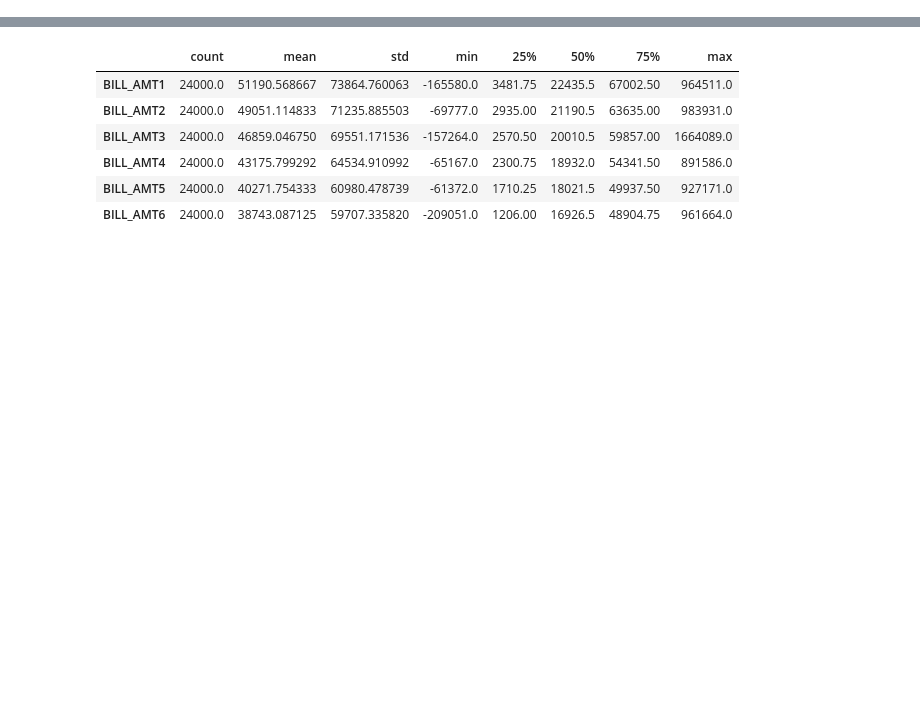
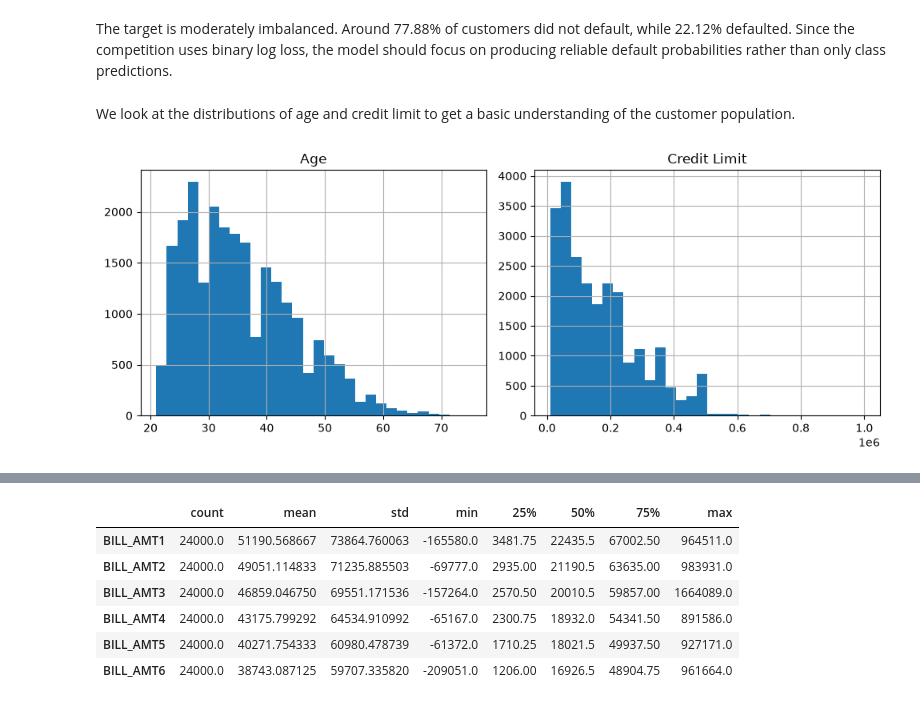
Before and after one commit to fishdynasty/inter-uni-FourCast, a Jupyter notebook: notebook/EDA.ipynb, the cells around one changed output, grey strips where cells are left out. Drawn from its saved outputs; the diff is of its cells as text; code cells hidden in the pictures; blank space fills up the shorter version.

```diff
--- a/notebook/EDA.ipynb
+++ b/notebook/EDA.ipynb
@@ -344,0 +33,17 @@ Repayment-status variables show a strong relationship with default risk. For exa
+# %% [markdown]
+The target is moderately imbalanced. Around 77.88% of customers did not default, while 22.12% defaulted. Since the competition uses binary log loss, the model should focus on producing reliable default probabilities rather than only class predictions.
+# %% [markdown]
+We look at the distributions of age and credit limit to get a basic understanding of the customer population.
+# %%
+axes = train[["AGE", "LIMIT_BAL"]].hist(
+    bins=30,
+    figsize=(10, 4)
+)
+
+axes[0, 0].set_title("Age")
+axes[0, 1].set_title("Credit Limit")
+
+plt.tight_layout()
+plt.show()
+# %% [output]
+[figure, added]
```
Also changed, not shown: parts of 114 cells of this notebook, 2 other files.
